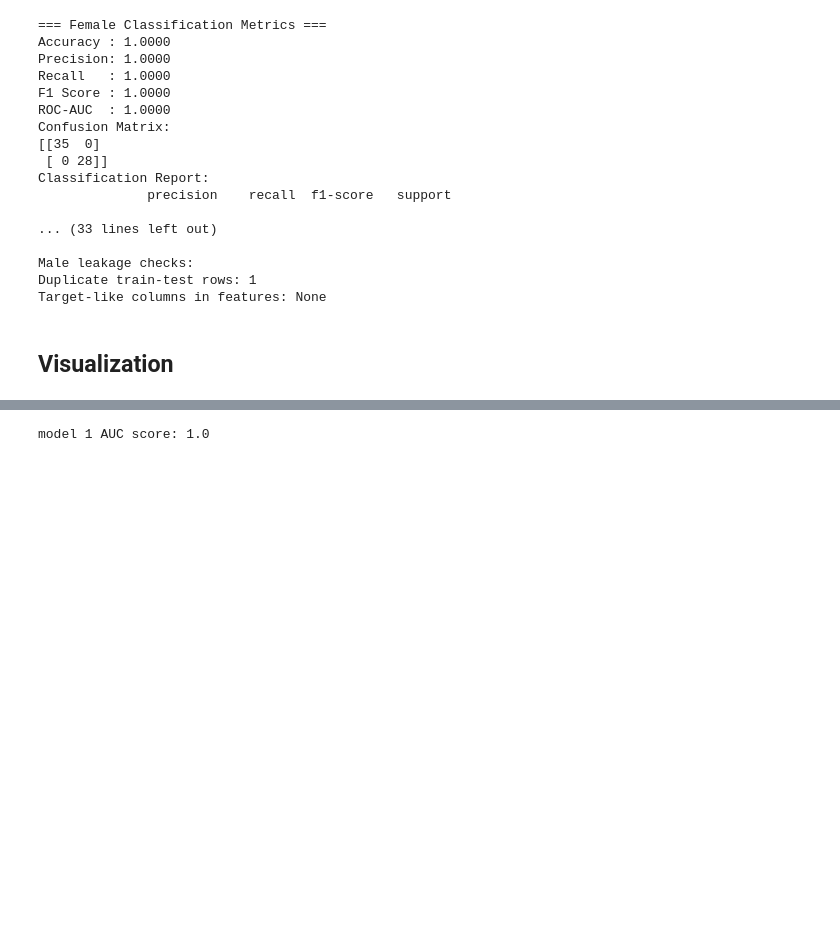
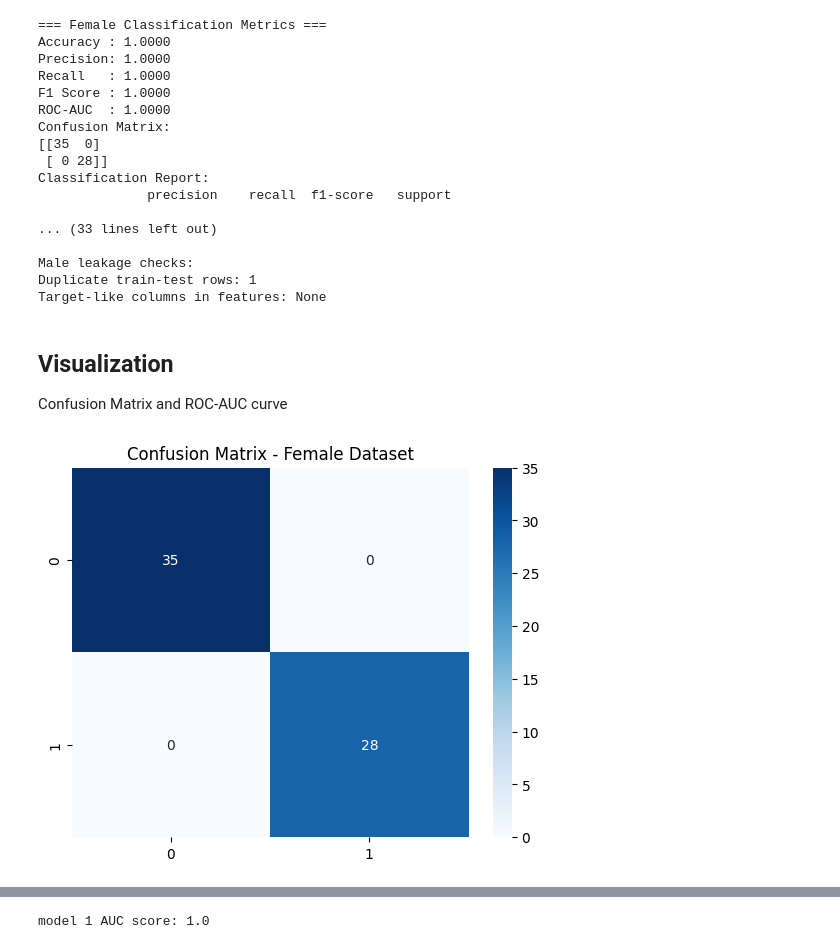
Before and after one commit to leekwansoo/machine-learning-exercise, a Jupyter notebook: ML_Projects/cohort_project/train_test.ipynb, the cells around one changed output, grey strips where cells are left out. Saved outputs shown, nothing was run; the diff lists cells and outputs as text; code cells hidden in the pictures; blank space fills up the shorter version.

Commit message:
added graphics

```diff
--- a/ML_Projects/cohort_project/train_test.ipynb
+++ b/ML_Projects/cohort_project/train_test.ipynb
@@ -231,3 +231,5 @@ Duplicate train-test rows: 1
 Target-like columns in features: None
 # %% [markdown]
 ## Visualization
+
+ Confusion Matrix and ROC-AUC curve
@@ -233,0 +238,15 @@ Target-like columns in features: None
+# %%
+# Hitmap for female dataset
+import seaborn as sns
+import matplotlib.pyplot as plt
+from sklearn.metrics import confusion_matrix
+
+female_model = joblib.load("female_model.joblib")
+y1_predicted = female_model.predict(X1_test)
+cm_female = confusion_matrix(y1_test, y1_predicted)
+sns.heatmap(cm_female, annot=True, fmt="d", cmap="Blues")
+
+plt.title("Confusion Matrix - Female Dataset")
+plt.show()
+# %% [output]
+[figure, added]
```
Also changed, not shown: parts of 3 cells of this notebook.
